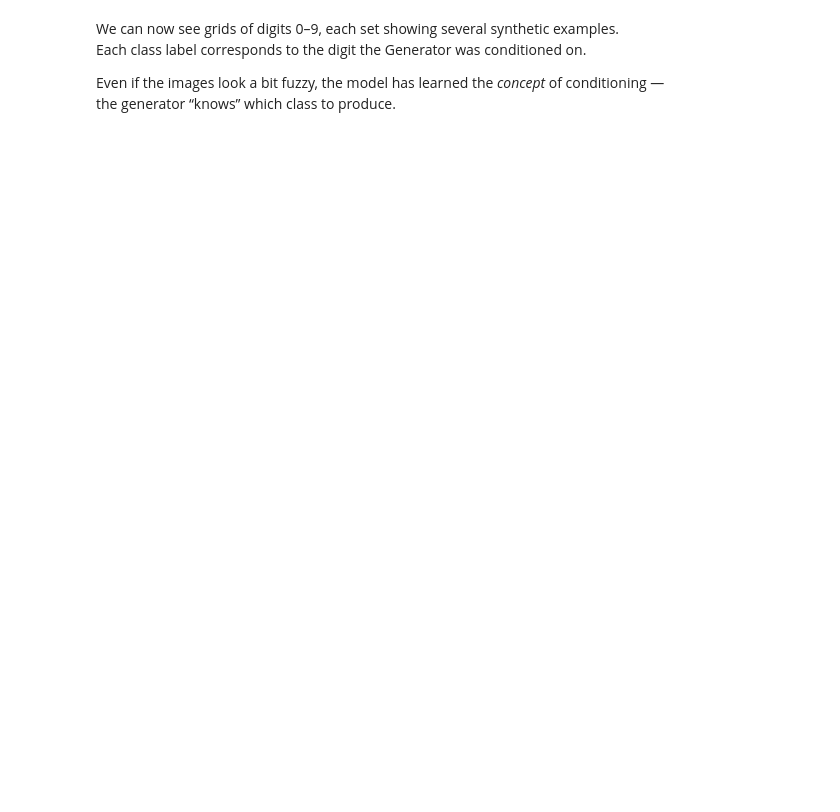
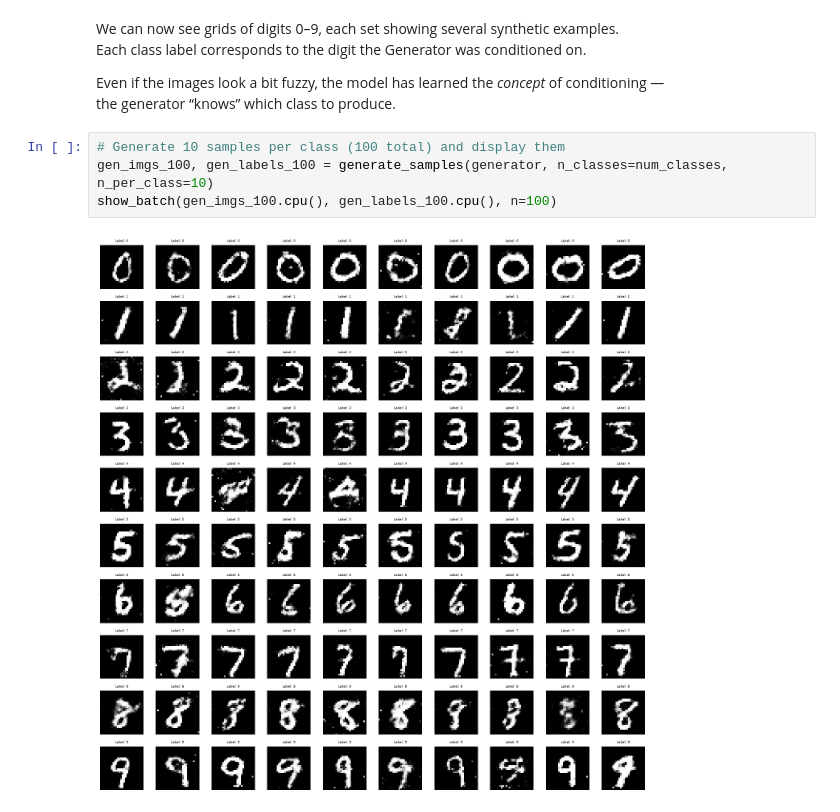
Before and after one commit to EduardoNicacio/Udacity_Deep_Learning_P4_Synthetic_Handwriting_Generator, a Jupyter notebook: starter/01_cGAN_training.ipynb, the cells around one changed output. Saved outputs shown, nothing was run; the diff lists cells and outputs as text; blank space fills up the shorter version.

```diff
--- a/starter/01_cGAN_training.ipynb
+++ b/starter/01_cGAN_training.ipynb
@@ -116,3 +199,9 @@ Each class label corresponds to the digit the Generator was conditioned on.
 
 Even if the images look a bit fuzzy, the model has learned the *concept* of conditioning —
 the generator “knows” which class to produce.
+# %%
+# Generate 10 samples per class (100 total) and display them
+gen_imgs_100, gen_labels_100 = generate_samples(generator, n_classes=num_classes, n_per_class=10)
+show_batch(gen_imgs_100.cpu(), gen_labels_100.cpu(), n=100)
+# %% [output]
+[figure, added]
```
Also changed, not shown: parts of 6 cells of this notebook, 12 other files.
